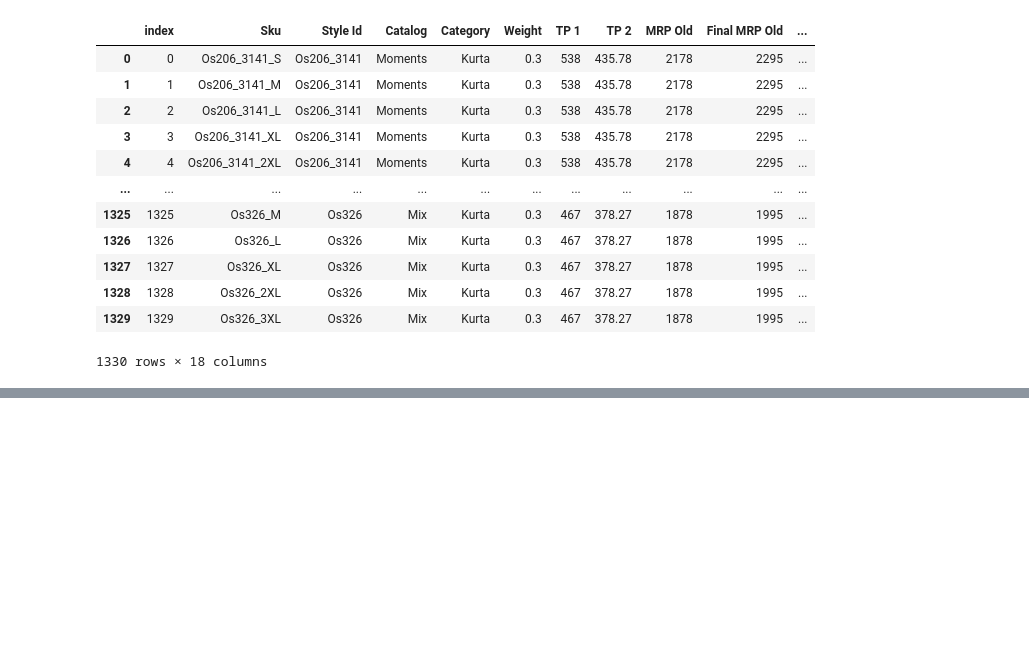
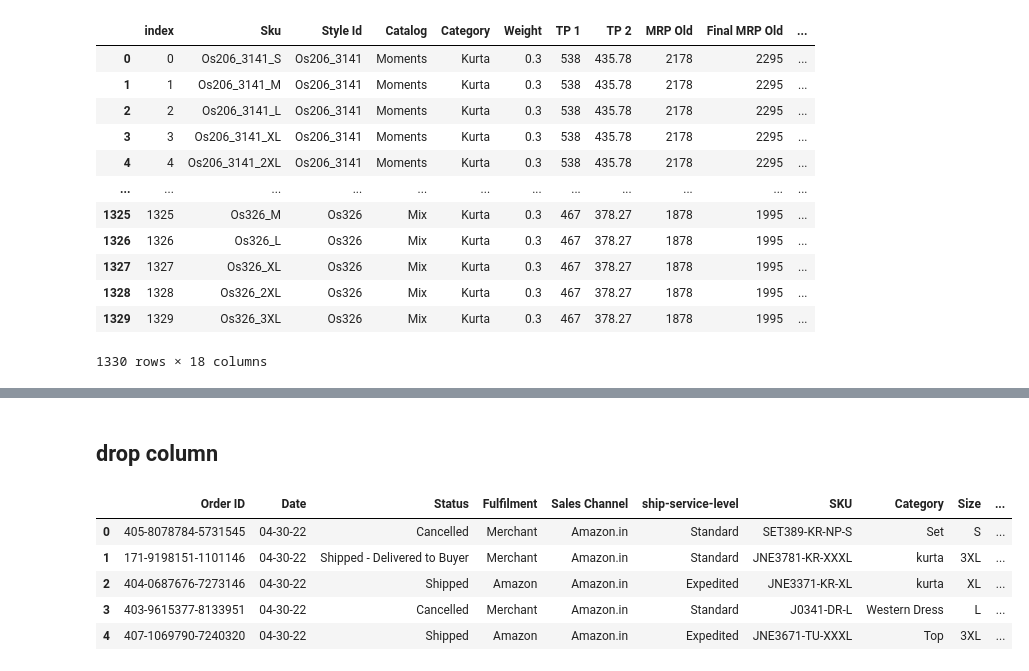
Before and after one commit to jroshancode/Amazon-Sales-Analysis, a Jupyter notebook: Sales-Analysis.ipynb, the cells around one changed output, grey strips where cells are left out. Drawn from its saved outputs; the diff is of its cells as text; code cells hidden in the pictures; blank space fills up the shorter version.

```diff
--- a/Sales-Analysis.ipynb
+++ b/Sales-Analysis.ipynb
@@ -254,0 +393,2 @@ P_L
+# %%
+amazon_sales.drop_duplicates(subset=['index'],keep='first',inplace=True)
@@ -254,0 +478,2 @@ P_L
+# %%
+amazon_sales['Courier Status'] = amazon_sales['Courier Status'].fillna(amazon_sales['Courier Status'].mode()[0])
@@ -254,0 +512,2 @@ P_L
+# %%
+amazon_sales['fulfilled-by'] = amazon_sales['fulfilled-by'].fillna(amazon_sales['fulfilled-by'].mode()[0])
@@ -254,0 +533,13 @@ P_L
+# %% [markdown]
+## drop column
+# %%
+amazon_sales.drop(['Unnamed: 22',"promotion-ids","ship-country","index",'Style','ASIN','ship-postal-code'],axis=1,inplace=True)
+# %%
+amazon_sales.head()
+# %% [output]
+|  | Order ID | Date | Status | Fulfilment | Sales Channel | ship-service-level | SKU | Category | Size | ... |
+| 0 | 405-8078784-5731545 | 04-30-22 | Cancelled | Merchant | Amazon.in | Standard | SET389-KR-NP-S | Set | S | ... |
+| 1 | 171-9198151-1101146 | 04-30-22 | Shipped - Delivered to Buyer | Merchant | Amazon.in | Standard | JNE3781-KR-XXXL | kurta | 3XL | ... |
+| 2 | 404-0687676-7273146 | 04-30-22 | Shipped | Amazon | Amazon.in | Expedited | JNE3371-KR-XL | kurta | XL | ... |
+| 3 | 403-9615377-8133951 | 04-30-22 | Cancelled | Merchant | Amazon.in | Standard | J0341-DR-L | Western Dress | L | ... |
+| 4 | 407-1069790-7240320 | 04-30-22 | Shipped | Amazon | Amazon.in | Expedited | JNE3671-TU-XXXL | Top | 3XL | ... |
```
Also changed, not shown: parts of 22 cells of this notebook.
